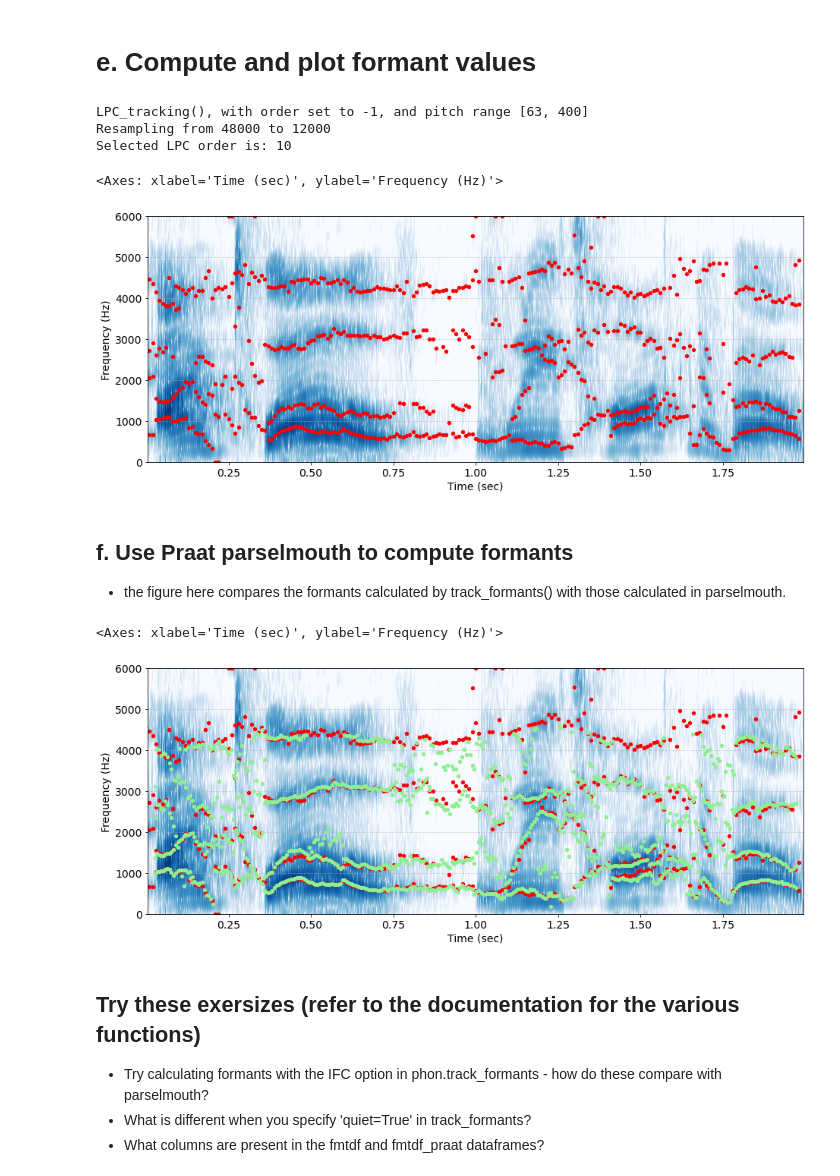
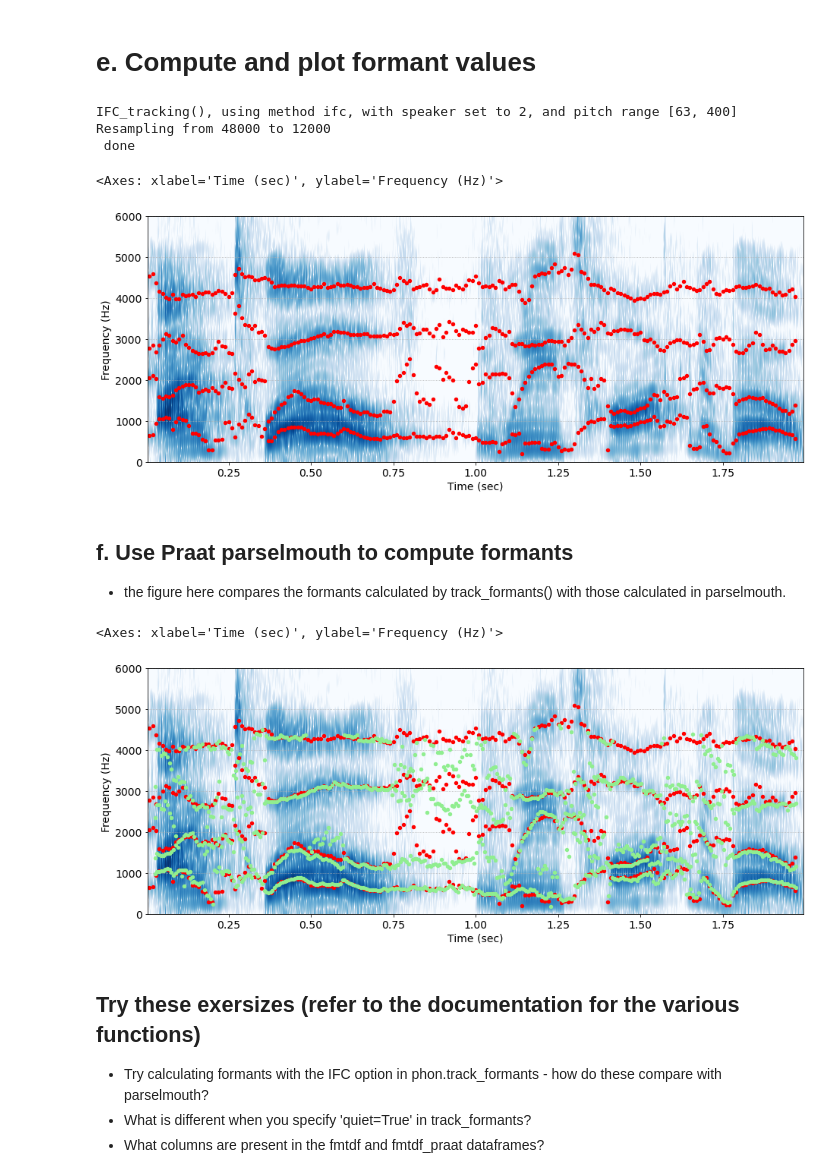
Before and after one commit to obergmartin/phonlab, a Jupyter notebook: examples/2_Acoustic_measurements.ipynb, the cells around one changed output. Cells and saved outputs as stored; diff of their text form; code cells hidden in the pictures.

```diff
--- a/examples/2_Acoustic_measurements.ipynb
+++ b/examples/2_Acoustic_measurements.ipynb
@@ -110,25 +110,25 @@ ax2.set_ylim(120,360)
 # %%
 example_file = importlib.resources.files('phonlab') / 'data' / 'example_audio' / 'stereo.wav'
 
 x,fs = phon.loadsig(example_file,chansel=[0])  # read in the audio
 
-fmtdf = phon.track_formants(x,fs)  # compute formant frequencies
+fmtdf = phon.track_formants(x,fs,method="ifc",speaker=2)  # compute formant frequencies
 
 # make a plot
 phon.sgram(x,fs, cmap="Blues",tf = 6000)  # plot the spectrogram
 
 # add formant dots to the spectrogram
 dot_color = "red"
 sns.pointplot(fmtdf,x='sec',y='F1',linestyle='none',native_scale=True,marker=".",color=dot_color)
 sns.pointplot(fmtdf,x='sec',y='F2',linestyle='none',native_scale=True,marker=".",color=dot_color)
 sns.pointplot(fmtdf,x='sec',y='F3',linestyle='none',native_scale=True,marker=".",color=dot_color)
 sns.pointplot(fmtdf,x='sec',y='F4',linestyle='none',native_scale=True,marker=".",color=dot_color)
 # %% [output]
-LPC_tracking(), with order set to -1, and pitch range [63, 400]
+IFC_tracking(), using method ifc, with speaker set to 2, and pitch range [63, 400]
 Resampling from 48000 to 12000
-Selected LPC order is: 10
+ done
 <Axes: xlabel='Time (sec)', ylabel='Frequency (Hz)'>
-[figure, old version]
+[figure, new version]
 # %% [markdown]
 ## f. Use Praat parselmouth to compute formants
 
@@ -158,7 +158,7 @@ sns.pointplot(fmtdf_praat,x='sec',y='F3',linestyle='none',native_scale=True,mark
 sns.pointplot(fmtdf_praat,x='sec',y='F4',linestyle='none',native_scale=True,marker=".",color=dot_color)
 # %% [output]
 <Axes: xlabel='Time (sec)', ylabel='Frequency (Hz)'>
-[figure, old version]
+[figure, new version]
 # %% [markdown]
 ## Try these exersizes  (refer to the documentation for the various functions)
 
```
Also changed, not shown: parts of 7 cells of this notebook, 7 other files.
